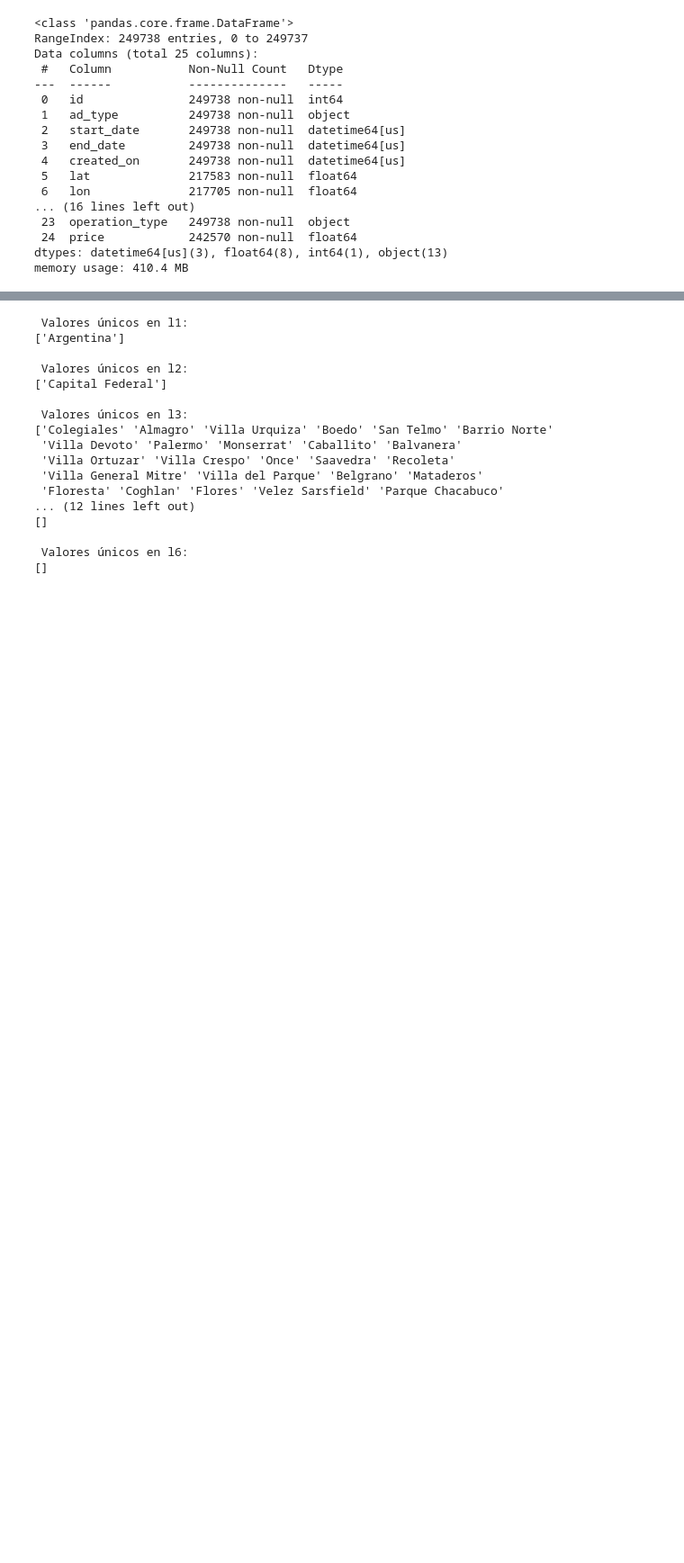
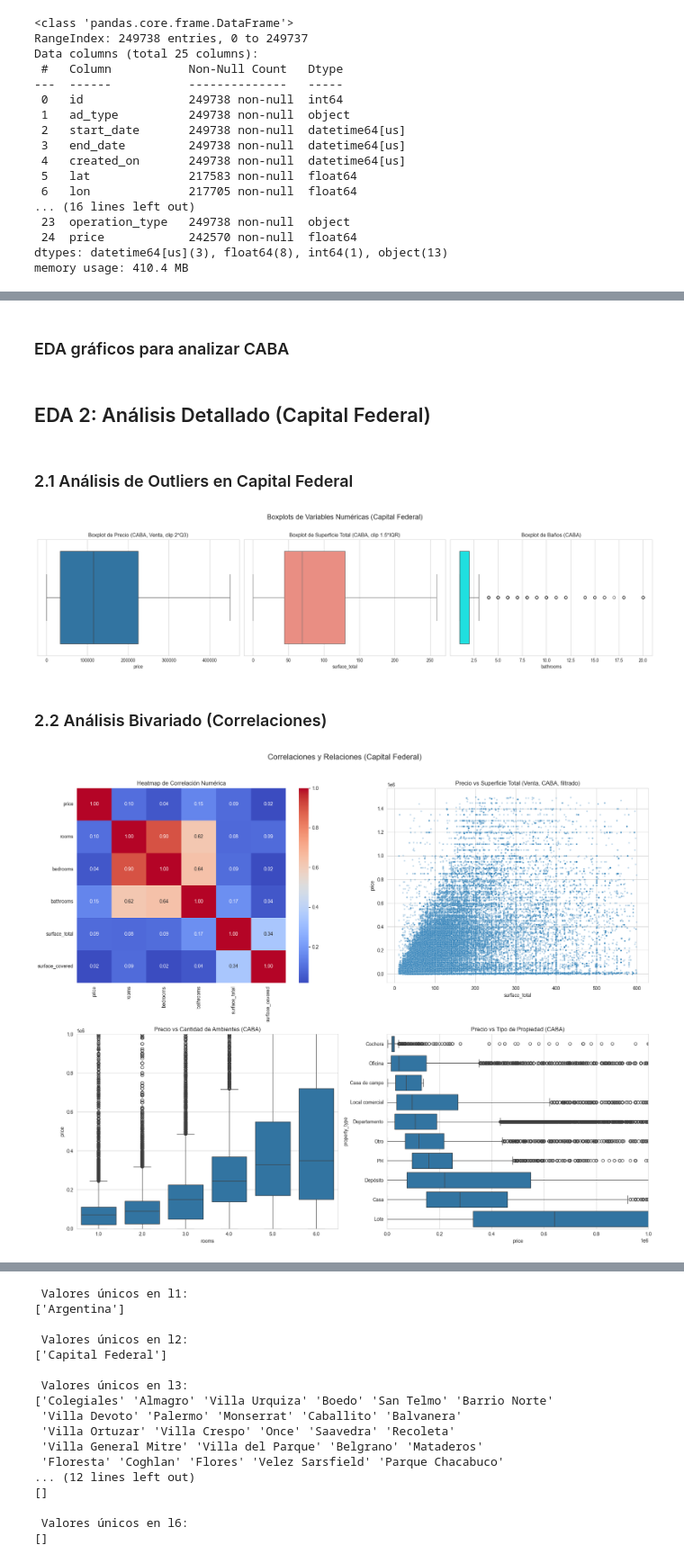
Before and after one commit to Pau-c/calculAR-propiedad, a Jupyter notebook: load_save_db.ipynb, the cells around one changed output, grey strips where cells are left out. Shown at 90% size. Drawn from its saved outputs; the diff is of its cells as text; code cells hidden in the pictures; blank space fills up the shorter version.

```diff
--- a/load_save_db.ipynb
+++ b/load_save_db.ipynb
@@ -412,6 +535,82 @@ display(profile_df)
 | surface_covered | float64 | 84393 | 1523 | -130.000000 | 40.000000 | 60.000000 | 183.544782 | 106.000000 | 1.000000e+06 |
 | surface_total | float64 | 77958 | 1737 | 0.000000 | 44.000000 | 69.000000 | 169.991093 | 130.000000 | 1.260620e+05 |
 | title | object | 23 | 116652 | NaN | NaN | NaN | NaN | NaN | NaN |
+# %% [markdown]
+### EDA gráficos para analizar CABA
+# %%
+
+
+#
+import matplotlib.pyplot as plt
+import seaborn as sns
+import numpy as np
+from IPython.display import display, HTML
+
+display(HTML("<h2>EDA 2: Análisis Detallado (Capital Federal)</h2>"))
+sns.set_style("whitegrid")
+
+
+#  Análisis de Outliers (Boxplots) ---
+display(HTML("<h3>2.1 Análisis de Outliers en Capital Federal</h3>"))
+fig, axes = plt.subplots(1, 3, figsize=(20, 5))
+fig.suptitle("Boxplots de Variables Numéricas (Capital Federal)", fontsize=16, y=1.02)
+
+#
+q3_price = profile_df.loc['price', 'Q3']
+q3_surface = profile_df.loc['surface_total', 'Q3']
+iqr_surface = q3_surface - profile_df.loc['surface_total', 'Q1']
+
+# Boxplot de Precio
+sns.boxplot(x=df['price'].clip(0, q3_price * 2), ax=axes[0]) # Clip 2 veces Q3
+axes[0].set_title("Boxplot de Precio (CABA, Venta, clip 2*Q3)")
+
+#  Boxplot de Superficie Total
+sns.boxplot(x=df['surface_total'].clip(0, q3_surface + 1.5 * iqr_surface), ax=axes[1], color='salmon')
+axes[1].set_title("Boxplot de Superficie Total (CABA, clip 1.5*IQR)")
+
+# Boxplot de Baños
+sns.boxplot(x=df['bathrooms'].dropna(), ax=axes[2], color='cyan')
+axes[2].set_title("Boxplot de Baños (CABA)")
+
+plt.tight_layout()
+plt.show()
+
+# Análisis Bivariado (Correlaciones) ---
+display(HTML("<h3>2.2 Análisis Bivariado (Correlaciones)</h3>"))
+fig, axes = plt.subplots(2, 2, figsize=(18, 14))
+fig.suptitle("Correlaciones y Relaciones (Capital Federal)", fontsize=16, y=1.02)
+
+
+numeric_features_caba = ['price', 'rooms', 'bedrooms', 'bathrooms', 'surface_total', 'surface_covered']
+corr = df[numeric_features_caba].corr()
+sns.heatmap(corr, annot=True, cmap='coolwarm', ax=axes[0, 0], fmt=".2f")
+axes[0, 0].set_title("Heatmap de Correlación Numérica")
+
+# Precio vs Superficie Total
+#
+df_scatter = df[(df['price'] < 1500000) & (df['surface_total'] < 600) & (df['surface_total'] > 10)]
+sns.scatterplot(data=df_scatter, x='surface_total', y='price', ax=axes[0, 1], alpha=0.3, s=10)
+axes[0, 1].set_title("Precio vs Superficie Total (Venta, CABA, filtrado)")
+
+#  Precio vs Rooms (Boxplot)
+sns.boxplot(data=df[df['rooms'] <= 6], x='rooms', y='price', ax=axes[1, 0])
+axes[1, 0].set_title("Precio vs Cantidad de Ambientes (CABA)")
+axes[1, 0].set_ylim(0, 1000000) # Limitar eje Y para mejor vista
+
+#  Precio vs Tipo de Propiedad (Boxplot)
+order_prop = df.groupby('property_type')['price'].median().sort_values().index
+sns.boxplot(data=df, x='price', y='property_type', ax=axes[1, 1], order=order_prop)
+axes[1, 1].set_title("Precio vs Tipo de Propiedad (CABA)")
+axes[1, 1].set_xlim(0, 1000000) # Limitar eje X para mejor vista
+
+plt.tight_layout()
+plt.show()
+# %% [output]
+EDA 2: Análisis Detallado (Capital Federal)
+2.1 Análisis de Outliers en Capital Federal
+[figure, added]
+2.2 Análisis Bivariado (Correlaciones)
+[figure, added]
 # %%
 import numpy as np
 
```
Also changed, not shown: parts of 6 cells of this notebook.
